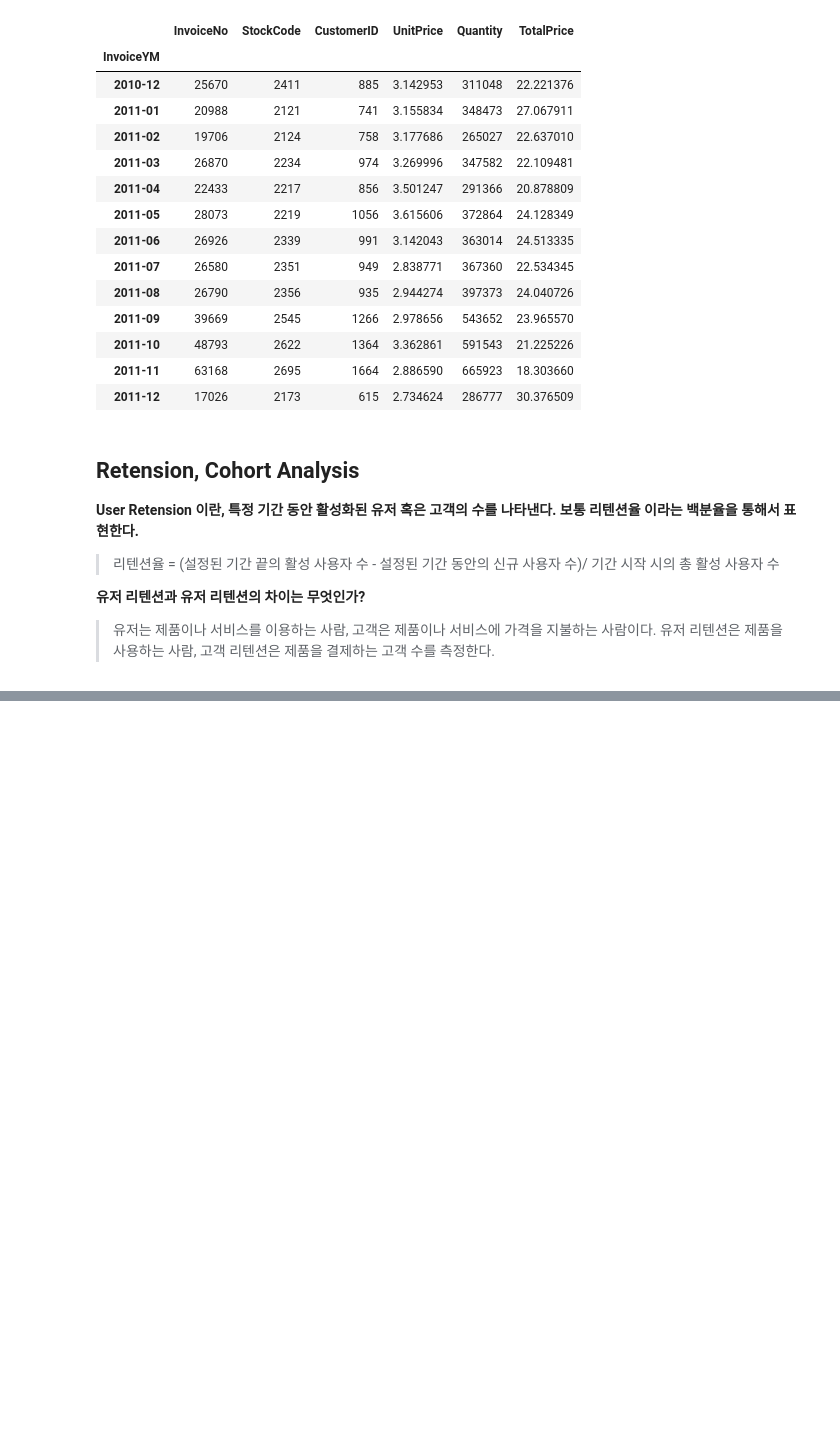
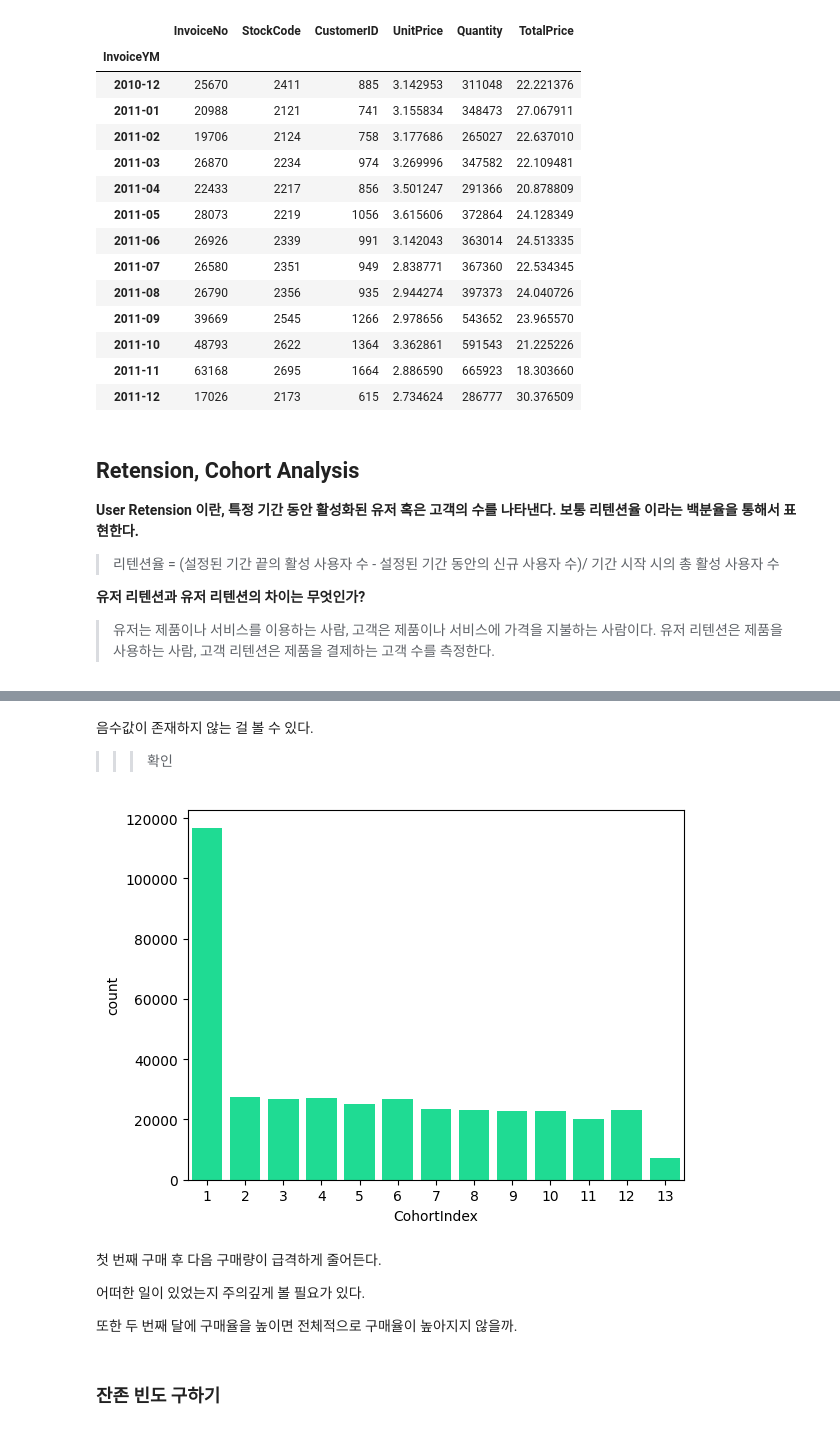
Before and after one commit to JINDOT/Data_Analysis_, a Jupyter notebook: Online_Retail.ipynb, the cells around one changed output, grey strips where cells are left out. Cells and saved outputs as stored; diff of their text form; code cells hidden in the pictures; blank space fills up the shorter version.

```diff
--- a/Online_Retail.ipynb
+++ b/Online_Retail.ipynb
@@ -1100,0 +1107,4 @@ df_valid.groupby('InvoiceYM').agg ({'InvoiceNo':'count', 'StockCode':'nunique','
+# %%
+# '최근 구매일 - 최초 구매일'로 첫 구매 후 몇 달 후에 구매인지를 알 수 있다.
+# 최초 구매일(InvoiceDateFirst) = InvoiceDate을 월단위로 리텐션
+df_valid['InvoiceDateFirst'] = df_valid.groupby(['CustomerID'])['InvoiceDate'].transform('min')
@@ -1100,0 +1121,5 @@ df_valid.groupby('InvoiceYM').agg ({'InvoiceNo':'count', 'StockCode':'nunique','
+# %%
+# 연도별 차이(year_diff)와 월별 차이(month_diff)
+# 연도별 차이
+year_diff = df_valid['InvoiceDate'].dt.year - df_valid['InvoiceDateFirst'].dt.year
+year_diff.value_counts()
@@ -1100,0 +1134,4 @@ df_valid.groupby('InvoiceYM').agg ({'InvoiceNo':'count', 'StockCode':'nunique','
+# %%
+# 월별 차이
+month_diff = df_valid['InvoiceDate'].dt.month - df_valid['InvoiceDateFirst'].dt.month
+month_diff.value_counts()
@@ -1100,0 +1160,6 @@ df_valid.groupby('InvoiceYM').agg ({'InvoiceNo':'count', 'StockCode':'nunique','
+# %%
+# 첫 구매 후 몇달 후 구매인가?
+# 연도차이 * 12(개월) + 월차이 + 1
+# 10년 12월 - 11년 12월 , Cohort Index 변수의 최소값은 1 이고, 최대값은 13 이다.
+df_valid['CohortIndex'] = (year_diff * 12) + month_diff + 1
+df_valid[['CustomerID', 'InvoiceDate', 'InvoiceDateFirst', 'CohortIndex']].sample(3)
@@ -1100,0 +1202,16 @@ df_valid.groupby('InvoiceYM').agg ({'InvoiceNo':'count', 'StockCode':'nunique','
+# %% [markdown]
+음수값이 존재하지 않는 걸 볼 수 있다.
+>>>확인
+# %%
+# CohortIndex 시각화(Countplot)
+sns.countplot(data=df_valid, x='CohortIndex', color='mediumspringgreen');
+# %% [output]
+[figure, added]
+# %% [markdown]
+첫 번째 구매 후 다음 구매량이 급격하게 줄어든다.
+
+어떠한 일이 있었는지 주의깊게 볼 필요가 있다.
+
+또한 두 번째 달에 구매율을 높이면 전체적으로 구매율이 높아지지 않을까.
+# %% [markdown]
+### 잔존 빈도 구하기
```
Also changed, not shown: parts of 30 cells of this notebook.
